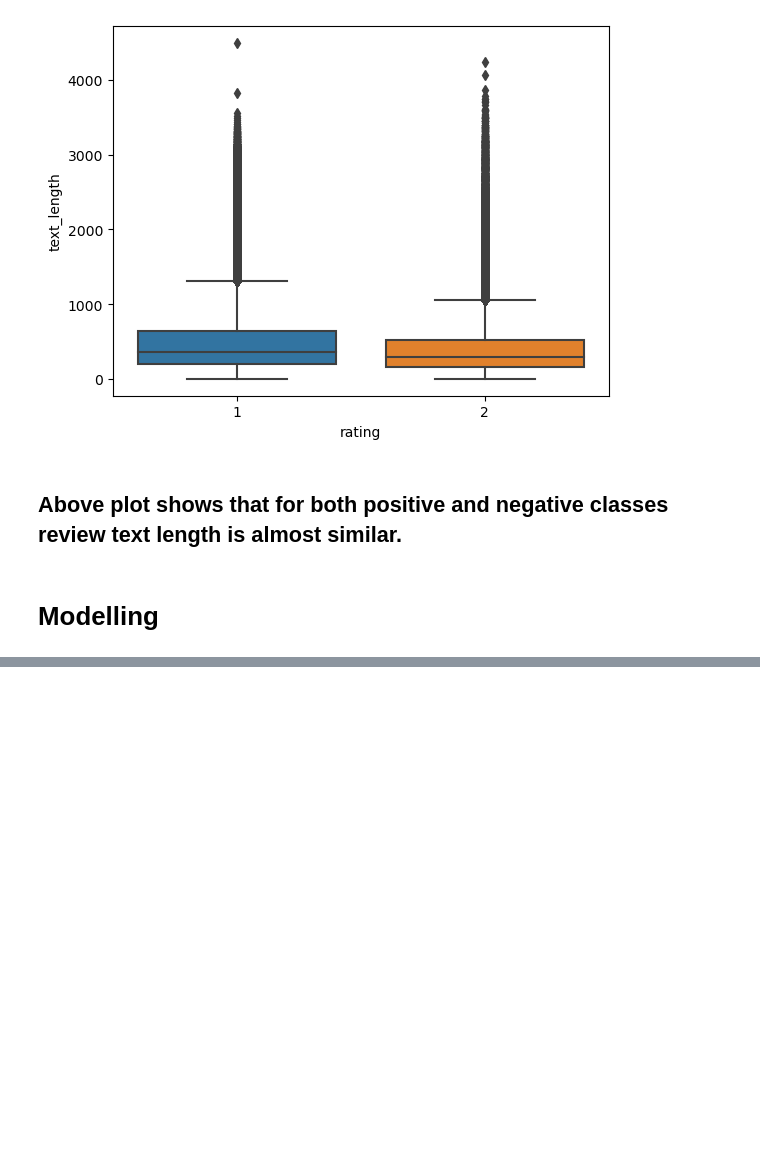
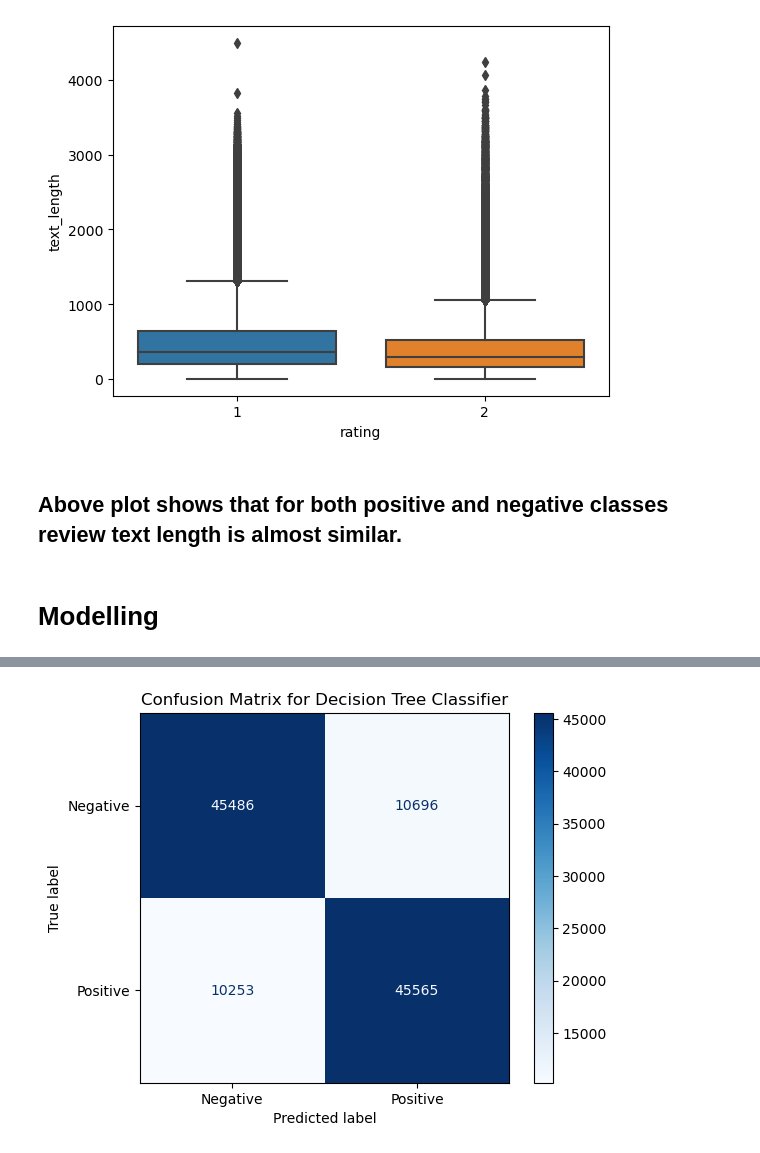
Before and after one commit to ddurgoji/yelp-reviews-capstone-project-ucb-ml-ai, a Jupyter notebook: yelp-reviews-capstone-ucb-mlai.ipynb, the cells around one changed output, grey strips where cells are left out. Drawn from its saved outputs; the diff is of its cells as text; code cells hidden in the pictures; blank space fills up the shorter version.

```diff
--- a/yelp-reviews-capstone-ucb-mlai.ipynb
+++ b/yelp-reviews-capstone-ucb-mlai.ipynb
@@ -1157,0 +908,7 @@ results
+# %%
+dtree_training_score, dtree_test_score, dtree_precision, dtree_recall = evaluation(
+    dtree_grid.best_estimator_,
+    "Decision Tree Classifier"
+)
+# %% [output]
+[figure, added]
```
Also changed, not shown: parts of 47 cells of this notebook, 3 other files.
